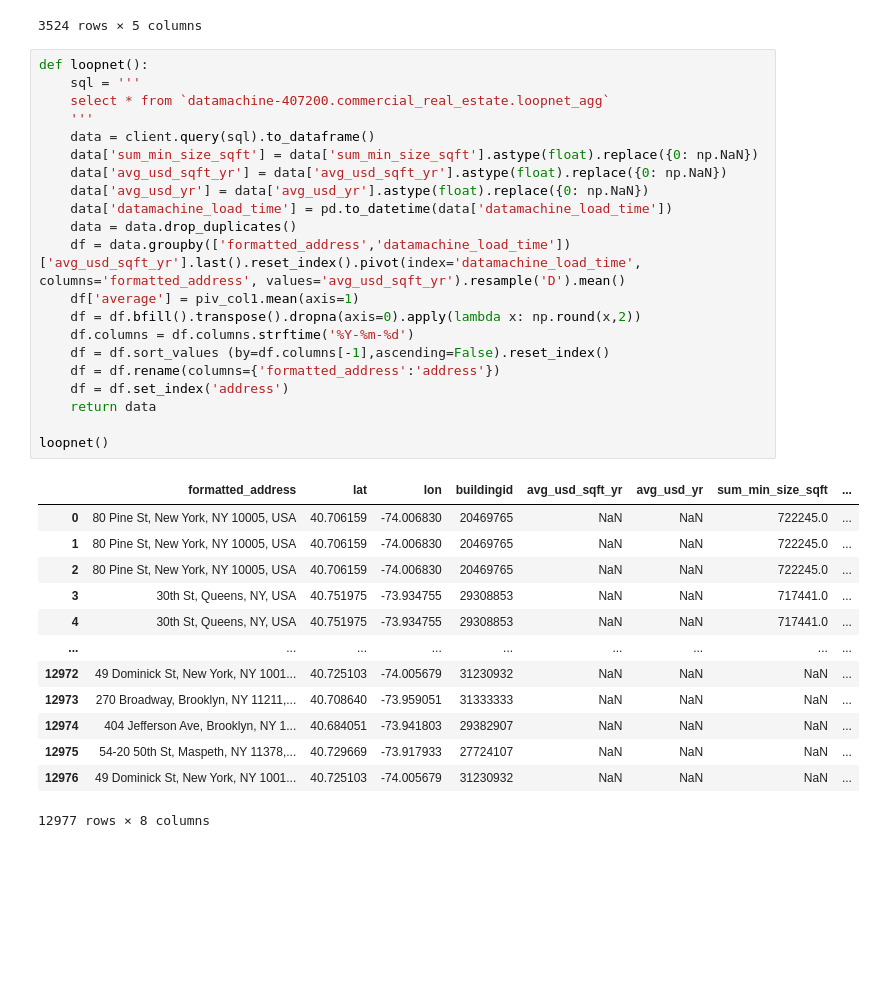
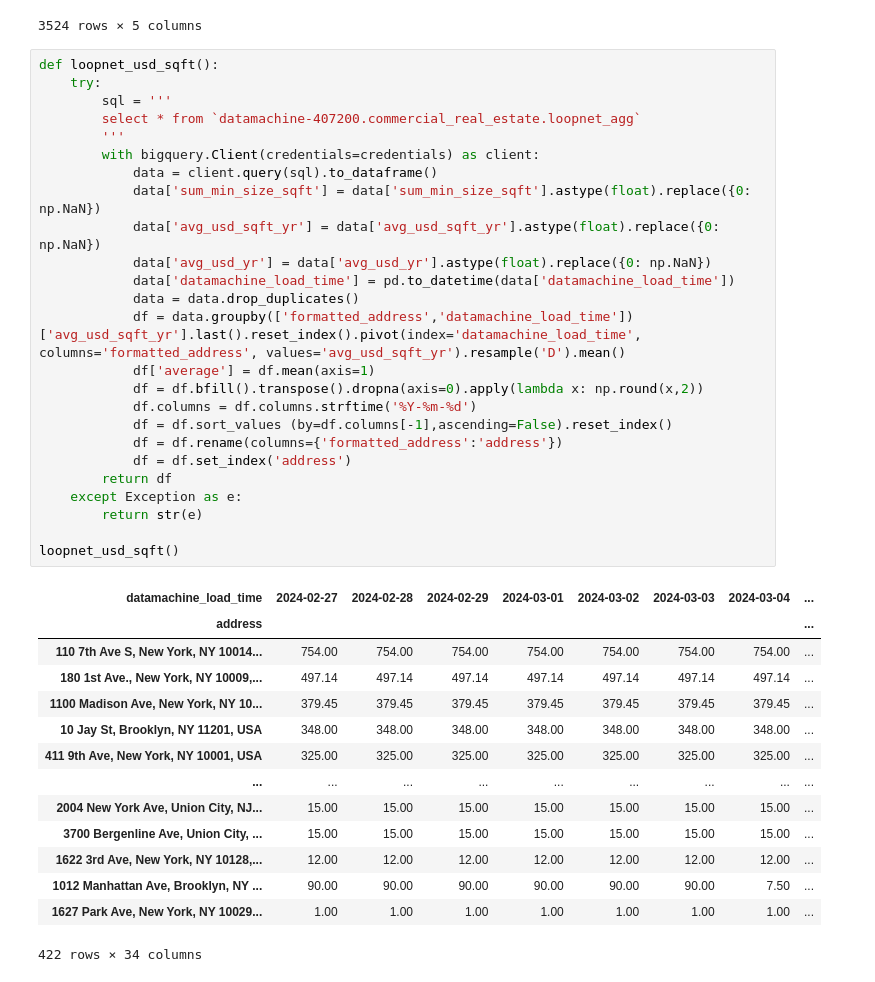
Before and after one commit to ericnolette/xlwings-customfunctions-azurefunctions, a Jupyter notebook: azure_functions_testing.ipynb, the cells around one changed output. Cells and saved outputs as stored; diff of their text form; blank space fills up the shorter version.

Commit message:
update loopnet

```diff
--- a/azure_functions_testing.ipynb
+++ b/azure_functions_testing.ipynb
@@ -44,37 +44,42 @@ layoffs_fyi()
 | 3523 | 2020-03-11 | EasyPost | 75.0 | None | 2024-04-01 12:47:20.637773 |
 3524 rows × 5 columns
 # %%
-def loopnet():
-    sql = '''
-    select * from `datamachine-407200.commercial_real_estate.loopnet_agg`
-    '''
-    data = client.query(sql).to_dataframe()
-    data['sum_min_size_sqft'] = data['sum_min_size_sqft'].astype(float).replace({0: np.NaN})
-    data['avg_usd_sqft_yr'] = data['avg_usd_sqft_yr'].astype(float).replace({0: np.NaN})
-    data['avg_usd_yr'] = data['avg_usd_yr'].astype(float).replace({0: np.NaN})
-    data['datamachine_load_time'] = pd.to_datetime(data['datamachine_load_time'])
-    data = data.drop_duplicates()
-    df = data.groupby(['formatted_address','datamachine_load_time'])['avg_usd_sqft_yr'].last().reset_index().pivot(index='datamachine_load_time', columns='formatted_address', values='avg_usd_sqft_yr').resample('D').mean()
-    df['average'] = piv_col1.mean(axis=1)
-    df = df.bfill().transpose().dropna(axis=0).apply(lambda x: np.round(x,2))
-    df.columns = df.columns.strftime('%Y-%m-%d')
-    df = df.sort_values (by=df.columns[-1],ascending=False).reset_index()
-    df = df.rename(columns={'formatted_address':'address'})
-    df = df.set_index('address')
-    return data
+def loopnet_usd_sqft():
+    try:
+        sql = '''
+        select * from `datamachine-407200.commercial_real_estate.loopnet_agg`
+        '''
+        with bigquery.Client(credentials=credentials) as client:
+            data = client.query(sql).to_dataframe()
+            data['sum_min_size_sqft'] = data['sum_min_size_sqft'].astype(float).replace({0: np.NaN})
+            data['avg_usd_sqft_yr'] = data['avg_usd_sqft_yr'].astype(float).replace({0: np.NaN})
+            data['avg_usd_yr'] = data['avg_usd_yr'].astype(float).replace({0: np.NaN})
+            data['datamachine_load_time'] = pd.to_datetime(data['datamachine_load_time'])
+            data = data.drop_duplicates()
+            df = data.groupby(['formatted_address','datamachine_load_time'])['avg_usd_sqft_yr'].last().reset_index().pivot(index='datamachine_load_time', columns='formatted_address', values='avg_usd_sqft_yr').resample('D').mean()
+            df['average'] = df.mean(axis=1)
+            df = df.bfill().transpose().dropna(axis=0).apply(lambda x: np.round(x,2))
+            df.columns = df.columns.strftime('%Y-%m-%d')
+            df = df.sort_values (by=df.columns[-1],ascending=False).reset_index()
+            df = df.rename(columns={'formatted_address':'address'})
+            df = df.set_index('address')
+        return df
+    except Exception as e:
+        return str(e)
 
-loopnet()
+loopnet_usd_sqft()
 # %% [output]
-|  | formatted_address | lat | lon | buildingid | avg_usd_sqft_yr | avg_usd_yr | sum_min_size_sqft | ... |
-| 0 | 80 Pine St, New York, NY 10005, USA | 40.706159 | -74.006830 | 20469765 | NaN | NaN | 722245.0 | ... |
-| 1 | 80 Pine St, New York, NY 10005, USA | 40.706159 | -74.006830 | 20469765 | NaN | NaN | 722245.0 | ... |
-| 2 | 80 Pine St, New York, NY 10005, USA | 40.706159 | -74.006830 | 20469765 | NaN | NaN | 722245.0 | ... |
-| 3 | 30th St, Queens, NY, USA | 40.751975 | -73.934755 | 29308853 | NaN | NaN | 717441.0 | ... |
-| 4 | 30th St, Queens, NY, USA | 40.751975 | -73.934755 | 29308853 | NaN | NaN | 717441.0 | ... |
+| datamachine_load_time | 2024-02-27 | 2024-02-28 | 2024-02-29 | 2024-03-01 | 2024-03-02 | 2024-03-03 | 2024-03-04 | ... |
+| address |  |  |  |  |  |  |  | ... |
+| 110 7th Ave S, New York, NY 10014... | 754.00 | 754.00 | 754.00 | 754.00 | 754.00 | 754.00 | 754.00 | ... |
+| 180 1st Ave., New York, NY 10009,... | 497.14 | 497.14 | 497.14 | 497.14 | 497.14 | 497.14 | 497.14 | ... |
+| 1100 Madison Ave, New York, NY 10... | 379.45 | 379.45 | 379.45 | 379.45 | 379.45 | 379.45 | 379.45 | ... |
+| 10 Jay St, Brooklyn, NY 11201, USA | 348.00 | 348.00 | 348.00 | 348.00 | 348.00 | 348.00 | 348.00 | ... |
+| 411 9th Ave, New York, NY 10001, USA | 325.00 | 325.00 | 325.00 | 325.00 | 325.00 | 325.00 | 325.00 | ... |
 | ... | ... | ... | ... | ... | ... | ... | ... | ... |
-| 12972 | 49 Dominick St, New York, NY 1001... | 40.725103 | -74.005679 | 31230932 | NaN | NaN | NaN | ... |
-| 12973 | 270 Broadway, Brooklyn, NY 11211,... | 40.708640 | -73.959051 | 31333333 | NaN | NaN | NaN | ... |
-| 12974 | 404 Jefferson Ave, Brooklyn, NY 1... | 40.684051 | -73.941803 | 29382907 | NaN | NaN | NaN | ... |
-| 12975 | 54-20 50th St, Maspeth, NY 11378,... | 40.729669 | -73.917933 | 27724107 | NaN | NaN | NaN | ... |
-| 12976 | 49 Dominick St, New York, NY 1001... | 40.725103 | -74.005679 | 31230932 | NaN | NaN | NaN | ... |
+| 2004 New York Ave, Union City, NJ... | 15.00 | 15.00 | 15.00 | 15.00 | 15.00 | 15.00 | 15.00 | ... |
+| 3700 Bergenline Ave, Union City, ... | 15.00 | 15.00 | 15.00 | 15.00 | 15.00 | 15.00 | 15.00 | ... |
+| 1622 3rd Ave, New York, NY 10128,... | 12.00 | 12.00 | 12.00 | 12.00 | 12.00 | 12.00 | 12.00 | ... |
+| 1012 Manhattan Ave, Brooklyn, NY ... | 90.00 | 90.00 | 90.00 | 90.00 | 90.00 | 90.00 | 7.50 | ... |
+| 1627 Park Ave, New York, NY 10029... | 1.00 | 1.00 | 1.00 | 1.00 | 1.00 | 1.00 | 1.00 | ... |
-12977 rows × 8 columns
+422 rows × 34 columns
```
Also changed, not shown: parts of 1 cell of this notebook, 1 other file.
